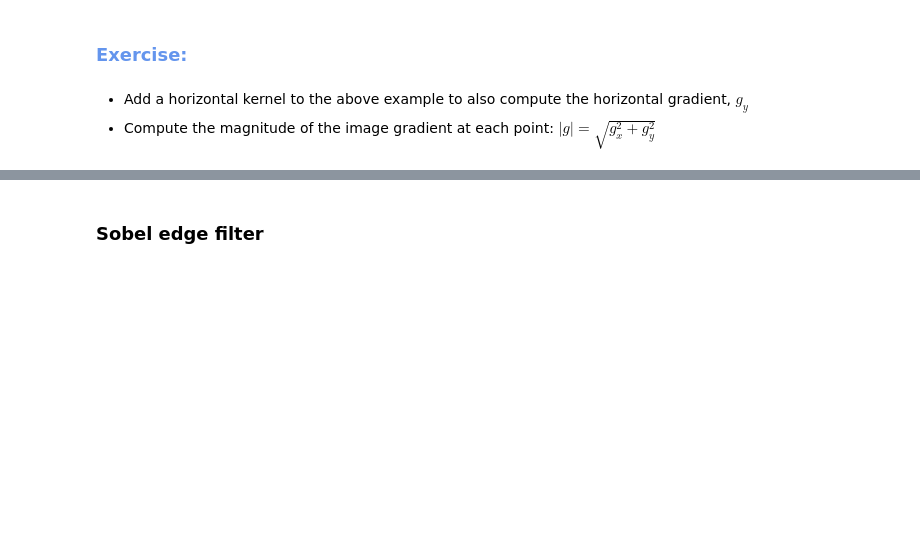
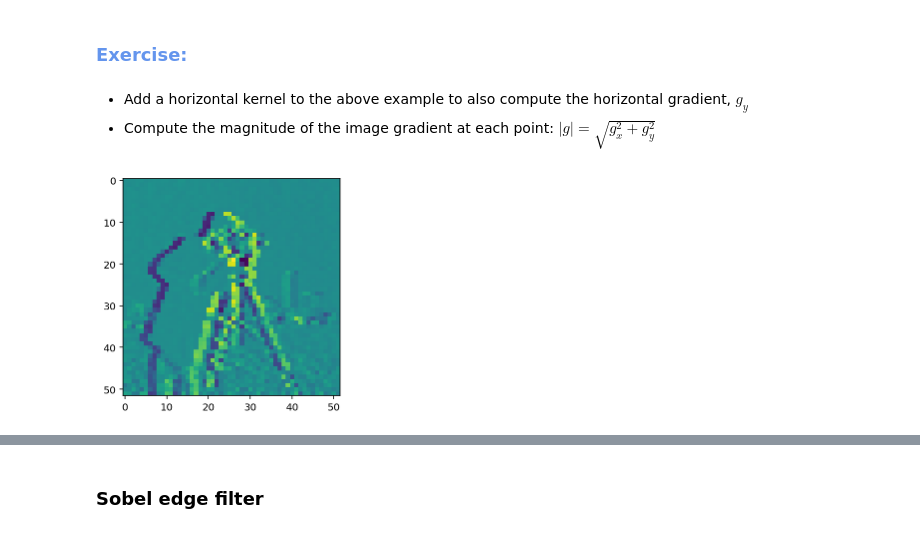
Before and after one commit to sofroniewn/tutorial-scipy2021-bioimage-analysis-fundamentals, a Jupyter notebook: lectures/1_image_filters.ipynb, the cells around one changed output, grey strips where cells are left out. Drawn from its saved outputs; the diff is of its cells as text; code cells hidden in the pictures; blank space fills up the shorter version.

```diff
--- a/lectures/1_image_filters.ipynb
+++ b/lectures/1_image_filters.ipynb
@@ -525,0 +624,9 @@ ax.imshow(gradient_vertical);
+# %%
+horizontal_kernel = np.array([[-1, 0, 1]])
+
+gradient_horizontal = ndi.correlate(pixelated.astype(float),
+                                  horizontal_kernel)
+fig, ax = plt.subplots()
+ax.imshow(gradient_horizontal);
+# %% [output]
+[figure, added]
```
Also changed, not shown: parts of 43 cells of this notebook, 10 other files.
